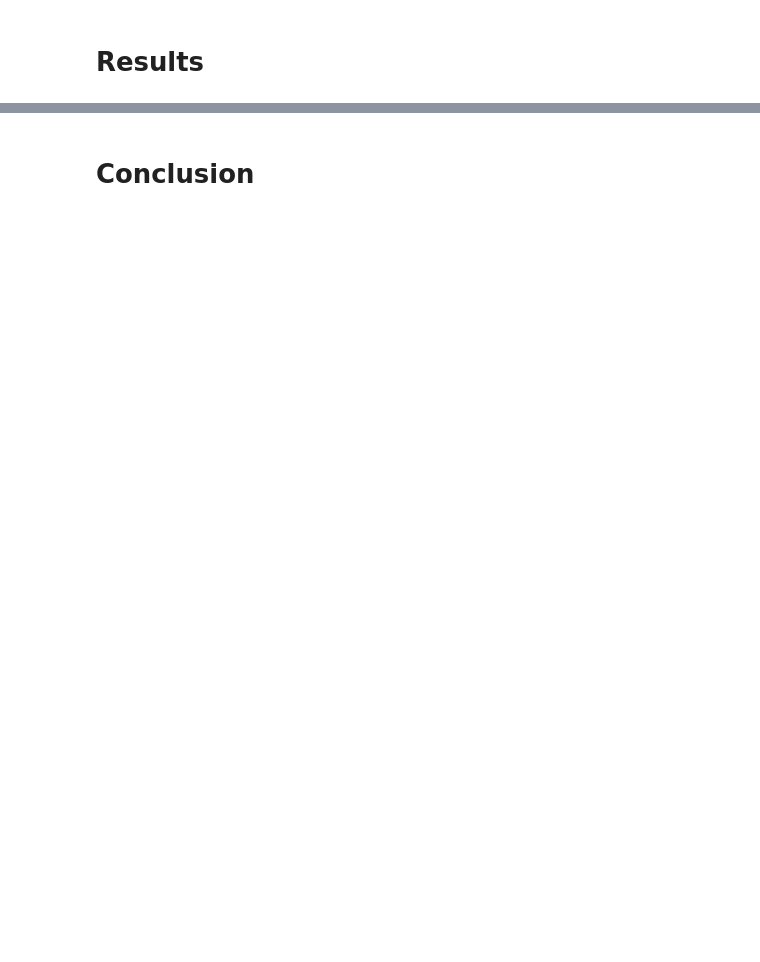
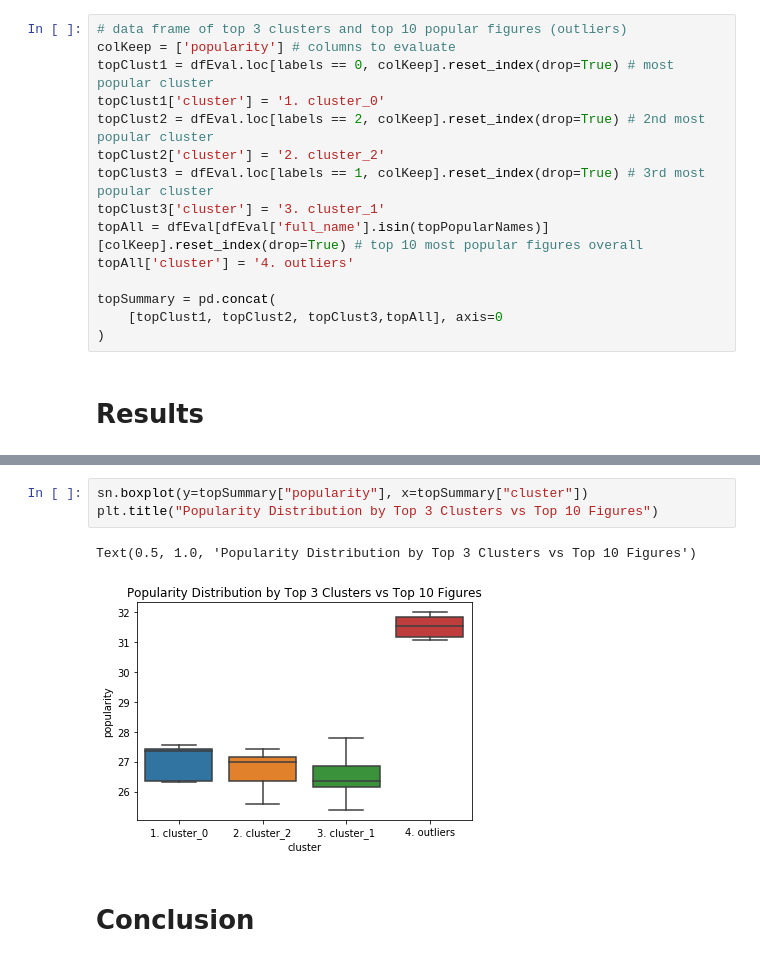
Before and after one commit to tbahng/ist652-final_project, a Jupyter notebook: Final_Project_Report.ipynb, the cells around one changed output, grey strips where cells are left out. Drawn from its saved outputs; the diff is of its cells as text; blank space fills up the shorter version.

```diff
--- a/Final_Project_Report.ipynb
+++ b/Final_Project_Report.ipynb
@@ -799,5 +896,20 @@ dfEval[dfEval['full_name'].isin(topPopularNames)]
 | 9 | 23275 | Pythagoras | Male | -570 | Samos Island | Unknown | Greece | Europe | 37.75000 | 26.83333 | ... |
 # %% [markdown]
 All 10 of the most popular biographies were labeled as outliers. These had little in common with other individuals with some exceptional differences. It is interesting that most of the individuals in the data set possessed these qualities and were thus labeled as outliers. Those individuals that were clustered shared common traits particularly in popularity, location, occupation, industry and domain.
+# %%
+# data frame of top 3 clusters and top 10 popular figures (outliers)
+colKeep = ['popularity'] # columns to evaluate
+topClust1 = dfEval.loc[labels == 0, colKeep].reset_index(drop=True) # most popular cluster
+topClust1['cluster'] = '1. cluster_0'
+topClust2 = dfEval.loc[labels == 2, colKeep].reset_index(drop=True) # 2nd most popular cluster
+topClust2['cluster'] = '2. cluster_2'
+topClust3 = dfEval.loc[labels == 1, colKeep].reset_index(drop=True) # 3rd most popular cluster
+topClust3['cluster'] = '3. cluster_1'
+topAll = dfEval[dfEval['full_name'].isin(topPopularNames)][colKeep].reset_index(drop=True) # top 10 most popular figures overall
+topAll['cluster'] = '4. outliers'
+
+topSummary = pd.concat(
+    [topClust1, topClust2, topClust3,topAll], axis=0
+)
 # %% [markdown]
 # Results
@@ -804,2 +963,8 @@ All 10 of the most popular biographies were labeled as outliers. These had littl
+# %%
+sn.boxplot(y=topSummary["popularity"], x=topSummary["cluster"])
+plt.title("Popularity Distribution by Top 3 Clusters vs Top 10 Figures")
+# %% [output]
+Text(0.5, 1.0, 'Popularity Distribution by Top 3 Clusters vs Top 10 Figures')
+[figure, added]
 # %% [markdown]
 # Conclusion
```
Also changed, not shown: parts of 14 cells of this notebook.
